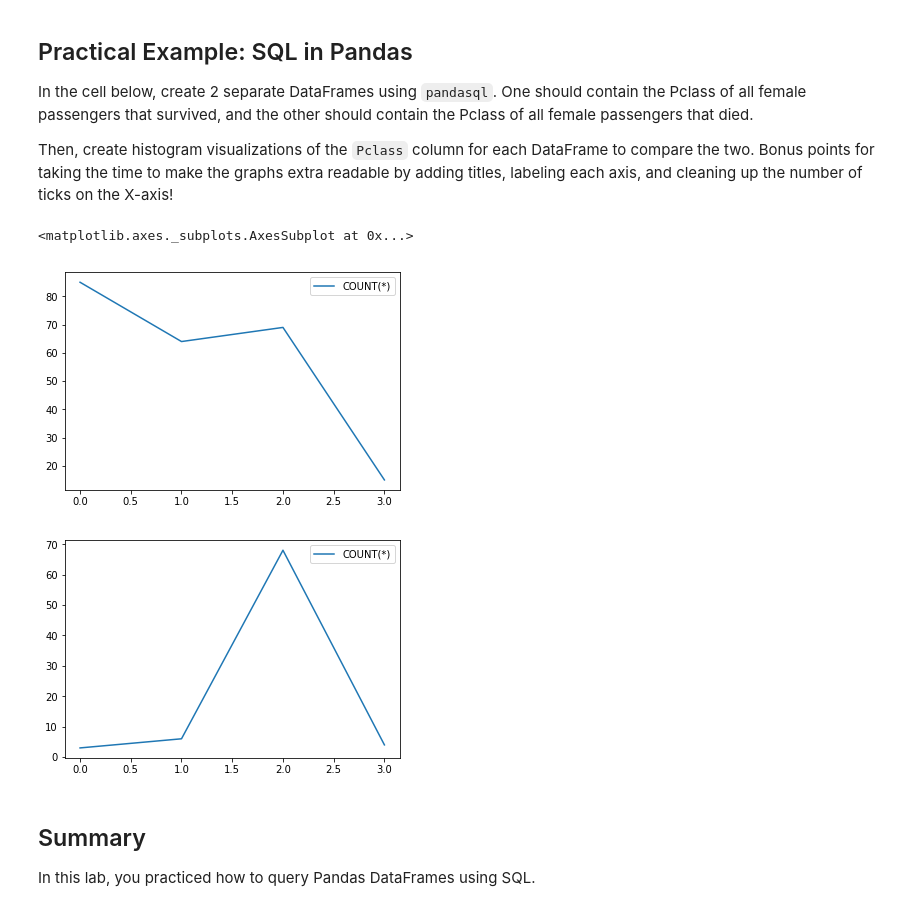
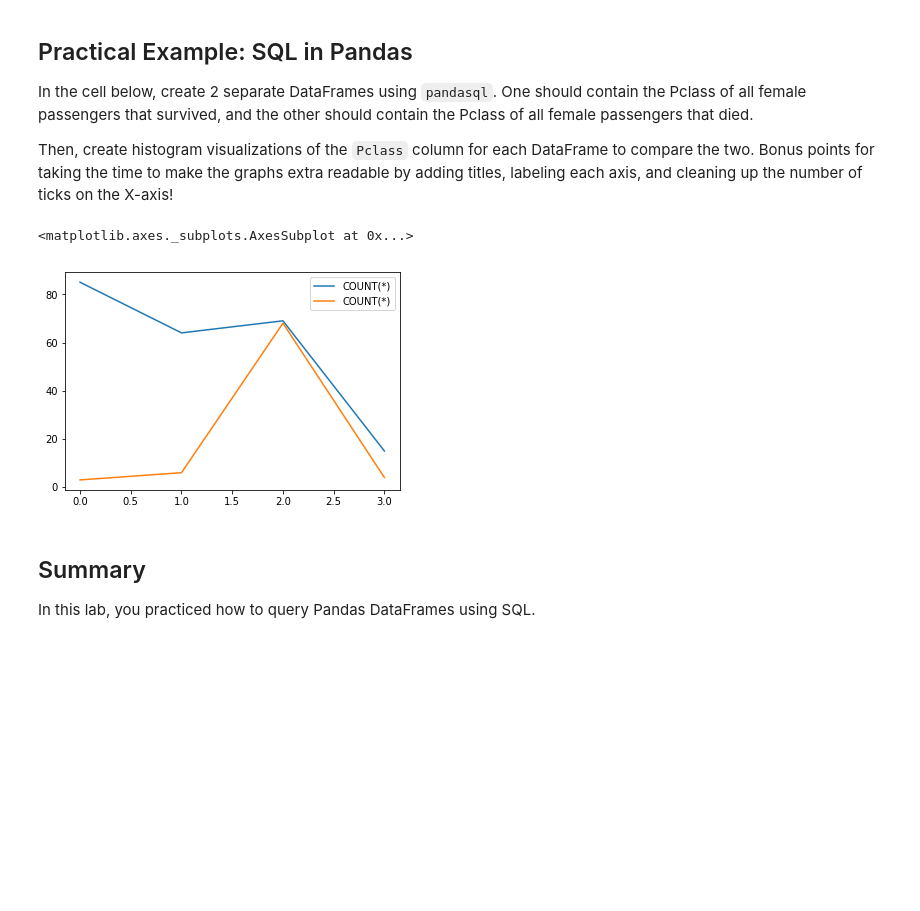
Before and after one commit to jmt0221/dsc-using-sql-with-pandas-lab-nyc-ds-082619, a Jupyter notebook: index.ipynb, the cells around one changed output. Drawn from its saved outputs; the diff is of its cells as text; code cells hidden in the pictures; blank space fills up the shorter version.

```diff
--- a/index.ipynb
+++ b/index.ipynb
@@ -335,32 +335,31 @@ Then, create histogram visualizations of the `Pclass` column for each DataFrame
 # %%
 # Write your queries in these variables to keep your code well-formatted and readable
 q3 = '''SELECT
         Pclass, COUNT(*)
         FROM
         df
         WHERE
         Sex == 'female' AND Survived = 1
         GROUP BY Pclass'''
 q4 ='''SELECT
         Pclass, COUNT(*)
         FROM
         df
         WHERE
         Sex == 'female' AND Survived = 0
         GROUP BY Pclass'''
 fig, ax = plt.subplots()
-survived_females_by_pclass_df = pysqldf(q3).plot(ax=ax)
-died_females_by_pclass_df = pysqldf(q4).plot()
+survived_females_by_pclass_df = pysqldf(q3).plot(kind=ax=ax)
+died_females_by_pclass_df = pysqldf(q4).plot(ax=ax)
 
 survived_females_by_pclass_df
 
 
 
 # Create and label the histograms for each below!
 # %% [output]
 <matplotlib.axes._subplots.AxesSubplot at 0x...>
-[figure, old version]
+[figure, new version]
-[figure, removed]
 # %% [markdown]
 ## Summary
 
```
